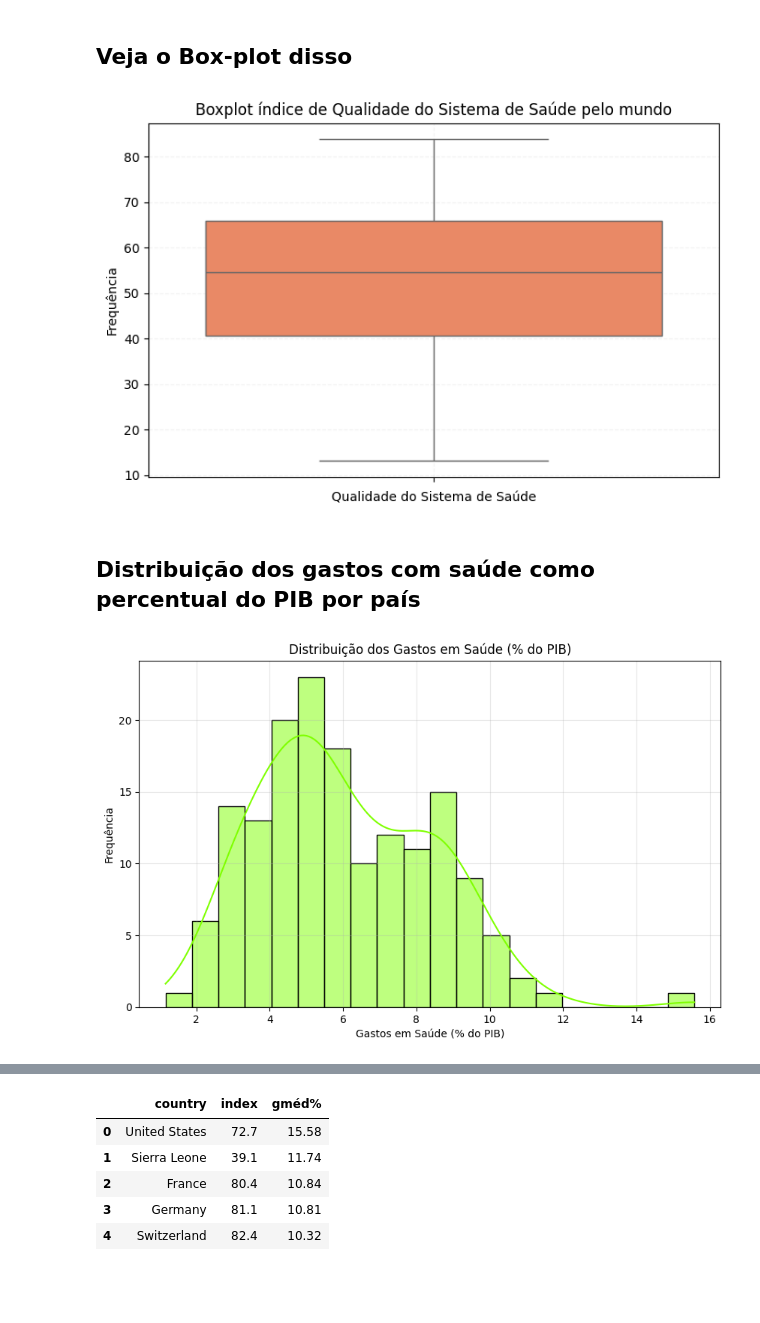
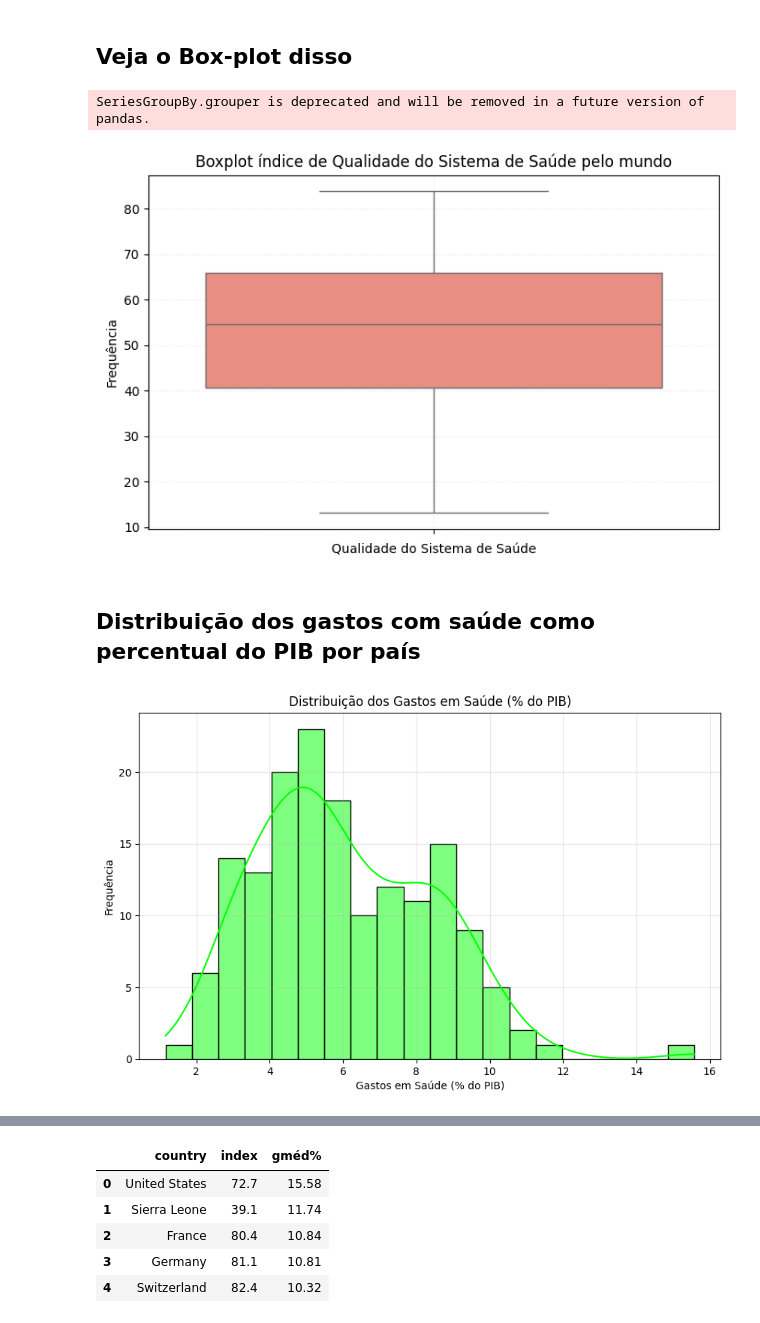
Before and after one commit to jlcamelo2350/Dados-e-automacao, a Jupyter notebook: Análise: Pandemia e Expectativa de Vida/saúde_project_correlação_qualidade_vs_gastos.ipynb, the cells around one changed output, grey strips where cells are left out. Saved outputs shown, nothing was run; the diff lists cells and outputs as text; code cells hidden in the pictures; blank space fills up the shorter version.

```diff
--- a/Análise: Pandemia e Expectativa de Vida/saúde_project_correlação_qualidade_vs_gastos.ipynb
+++ b/Análise: Pandemia e Expectativa de Vida/saúde_project_correlação_qualidade_vs_gastos.ipynb
@@ -192,27 +205,28 @@ plt.show()
 # %%
 # Boxplot das variáveis para visualização de outliers
 plt.figure(figsize=(8, 5))
-sns.boxplot(y='index', data=df, color='coral')
+sns.boxplot(y='index', data=df, color='salmon')
 plt.title('Boxplot índice de Qualidade do Sistema de Saúde pelo mundo')
 plt.xlabel('Qualidade do Sistema de Saúde')
 plt.ylabel('Frequência')
 plt.grid(True, alpha=0.05, linestyle = '--', color = 'black')
 plt.show()
 # %% [output]
+SeriesGroupBy.grouper is deprecated and will be removed in a future version of pandas.
 [figure]
 # %% [markdown]
 ## Distribuição dos gastos com saúde como percentual do PIB por país
 # %%
 # Histograma dos gastos como percentual do PIB (gméd%)
 plt.figure(figsize=(10, 6))
-sns.histplot(df['gméd%'], bins=20, kde=True, color='chartreuse')
+sns.histplot(df['gméd%'], bins=20, kde=True, color='lime')
 plt.title('Distribuição dos Gastos em Saúde (% do PIB)')
 plt.xlabel('Gastos em Saúde (% do PIB)')
 plt.ylabel('Frequência')
 plt.grid(True, alpha=0.3)
 plt.show()
 # %% [output]
-[figure, old version]
+[figure, new version]
 # %%
 # Boxplot das variáveis para visualização de outliers
 plt.figure(figsize=(8, 6))
```
Also changed, not shown: parts of 47 cells of this notebook.
